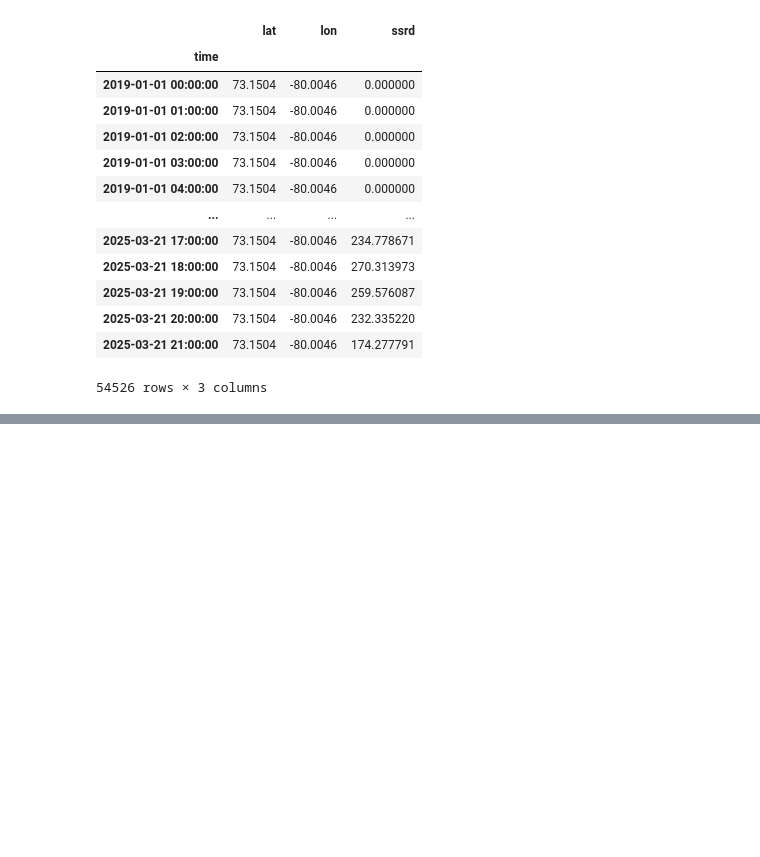
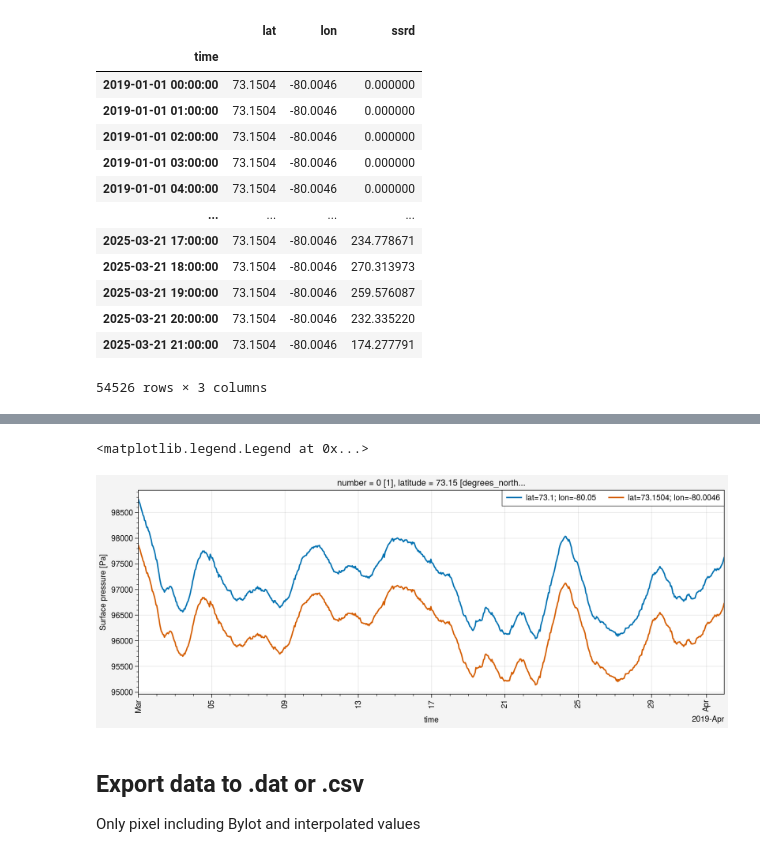
Before and after one commit to mickaellalande/SnowC2, a Jupyter notebook: CLASSIC/in_situ/SnowArctic/byl/ERA5.ipynb, the cells around one changed output, grey strips where cells are left out. Drawn from its saved outputs; the diff is of its cells as text; code cells hidden in the pictures; blank space fills up the shorter version.

```diff
--- a/CLASSIC/in_situ/SnowArctic/byl/ERA5.ipynb
+++ b/CLASSIC/in_situ/SnowArctic/byl/ERA5.ipynb
@@ -578,0 +746,13 @@ df_interp.to_csv(path+'/ERA5_h_ssrd_73.1504N_80.0046W_2019-2025_Bylot_interp_UTC
+# %%
+%matplotlib inline
+fig, axs = pplt.subplots(figsize=(10,4))
+
+ds_interp.sp.sel(latitude=73.1, longitude=-80.05, valid_time=slice('2019-03-01', '2019-04-01')).plot(ax=axs[0], label='lat=73.1; lon=-80.05')
+ds_interp.sp.sel(latitude=73.1504, longitude=-80.0046, valid_time=slice('2019-03-01', '2019-04-01')).plot(ax=axs[0], label='lat=73.1504; lon=-80.0046')
+axs.legend()
+# %% [output]
+<matplotlib.legend.Legend at 0x...>
+[figure, added]
+# %% [markdown]
+## Export data to .dat or .csv
+Only pixel including Bylot and interpolated values
```
Also changed, not shown: parts of 21 cells of this notebook.
